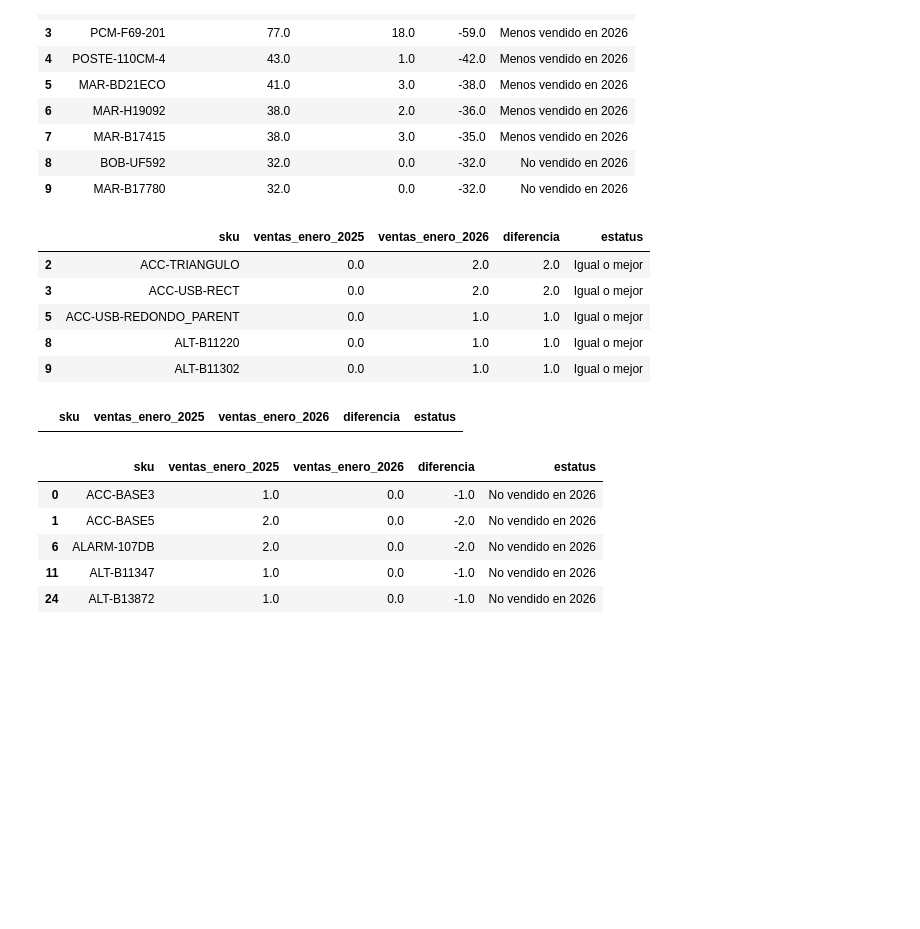
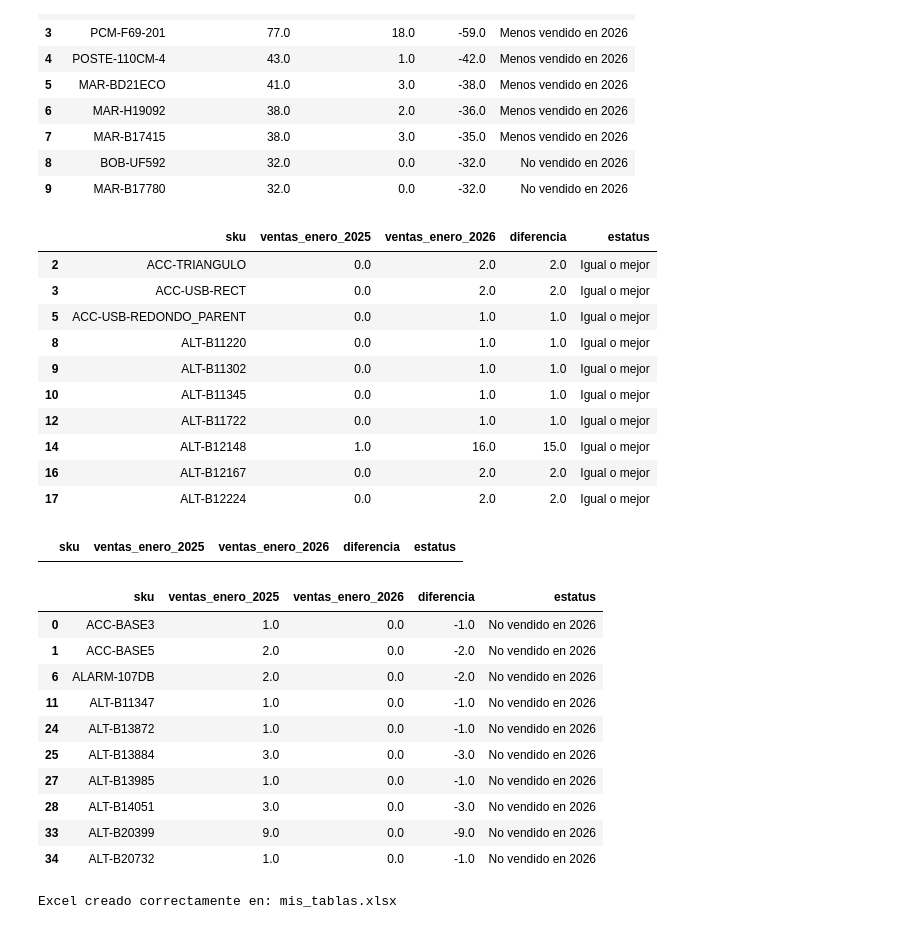
Before and after one commit to mercadolibre2-crypto/ventas-2025-vs-2026-, a Jupyter notebook: Comparacion.ipynb, the cells around one changed output. Saved outputs shown, nothing was run; the diff lists cells and outputs as text; code cells hidden in the pictures; blank space fills up the shorter version.

Commit message:
excell

```diff
--- a/Comparacion.ipynb
+++ b/Comparacion.ipynb
@@ -532,17 +532,21 @@ tabla_resultado.head(10)
 | 8 | BOB-UF592 | 32.0 | 0.0 | -32.0 | No vendido en 2026 |
 | 9 | MAR-B17780 | 32.0 | 0.0 | -32.0 | No vendido en 2026 |
 # %%
-# Igual o mejor vendidos
 tabla_mejor = tabla_sku[
     tabla_sku['estatus'] == 'Igual o mejor'
 ]
 
-tabla_mejor.head()
+tabla_mejor.head(10)
 # %% [output]
 |  | sku | ventas_enero_2025 | ventas_enero_2026 | diferencia | estatus |
 | 2 | ACC-TRIANGULO | 0.0 | 2.0 | 2.0 | Igual o mejor |
 | 3 | ACC-USB-RECT | 0.0 | 2.0 | 2.0 | Igual o mejor |
 | 5 | ACC-USB-REDONDO_PARENT | 0.0 | 1.0 | 1.0 | Igual o mejor |
 | 8 | ALT-B11220 | 0.0 | 1.0 | 1.0 | Igual o mejor |
 | 9 | ALT-B11302 | 0.0 | 1.0 | 1.0 | Igual o mejor |
+| 10 | ALT-B11345 | 0.0 | 1.0 | 1.0 | Igual o mejor |
+| 12 | ALT-B11722 | 0.0 | 1.0 | 1.0 | Igual o mejor |
+| 14 | ALT-B12148 | 1.0 | 16.0 | 15.0 | Igual o mejor |
+| 16 | ALT-B12167 | 0.0 | 2.0 | 2.0 | Igual o mejor |
+| 17 | ALT-B12224 | 0.0 | 2.0 | 2.0 | Igual o mejor |
 # %%
@@ -555,12 +558,11 @@ tabla_menos.head()
 # %% [output]
 |  | sku | ventas_enero_2025 | ventas_enero_2026 | diferencia | estatus |
 # %%
-# No vendidos
 tabla_no_vendidos = tabla_sku[
     tabla_sku['estatus'] == 'No vendido en 2026'
 ]
 
-tabla_no_vendidos.head()
+tabla_no_vendidos.head(10)
 # %% [output]
 |  | sku | ventas_enero_2025 | ventas_enero_2026 | diferencia | estatus |
 | 0 | ACC-BASE3 | 1.0 | 0.0 | -1.0 | No vendido en 2026 |
@@ -568,3 +570,20 @@ tabla_no_vendidos.head()
 | 6 | ALARM-107DB | 2.0 | 0.0 | -2.0 | No vendido en 2026 |
 | 11 | ALT-B11347 | 1.0 | 0.0 | -1.0 | No vendido en 2026 |
 | 24 | ALT-B13872 | 1.0 | 0.0 | -1.0 | No vendido en 2026 |
+| 25 | ALT-B13884 | 3.0 | 0.0 | -3.0 | No vendido en 2026 |
+| 27 | ALT-B13985 | 1.0 | 0.0 | -1.0 | No vendido en 2026 |
+| 28 | ALT-B14051 | 3.0 | 0.0 | -3.0 | No vendido en 2026 |
+| 33 | ALT-B20399 | 9.0 | 0.0 | -9.0 | No vendido en 2026 |
+| 34 | ALT-B20732 | 1.0 | 0.0 | -1.0 | No vendido en 2026 |
+# %%
+documento = "mis_tablas.xlsx"
+
+with pd.ExcelWriter(documento, engine="openpyxl") as writer:
+    tabla_resultado.to_excel(writer, sheet_name="Tabla_1", index=False)
+    tabla_menos.to_excel(writer, sheet_name="Tabla_2", index=False)
+    tabla_menos.to_excel(writer, sheet_name="Tabla_3", index=False)
+    tabla_no_vendidos.to_excel(writer, sheet_name="Tabla_4", index=False)
+
+print(f"Excel creado correctamente en: {documento}")
+# %% [output]
+Excel creado correctamente en: mis_tablas.xlsx
```
Also changed, not shown: parts of 1 cell of this notebook, 1 other file.
